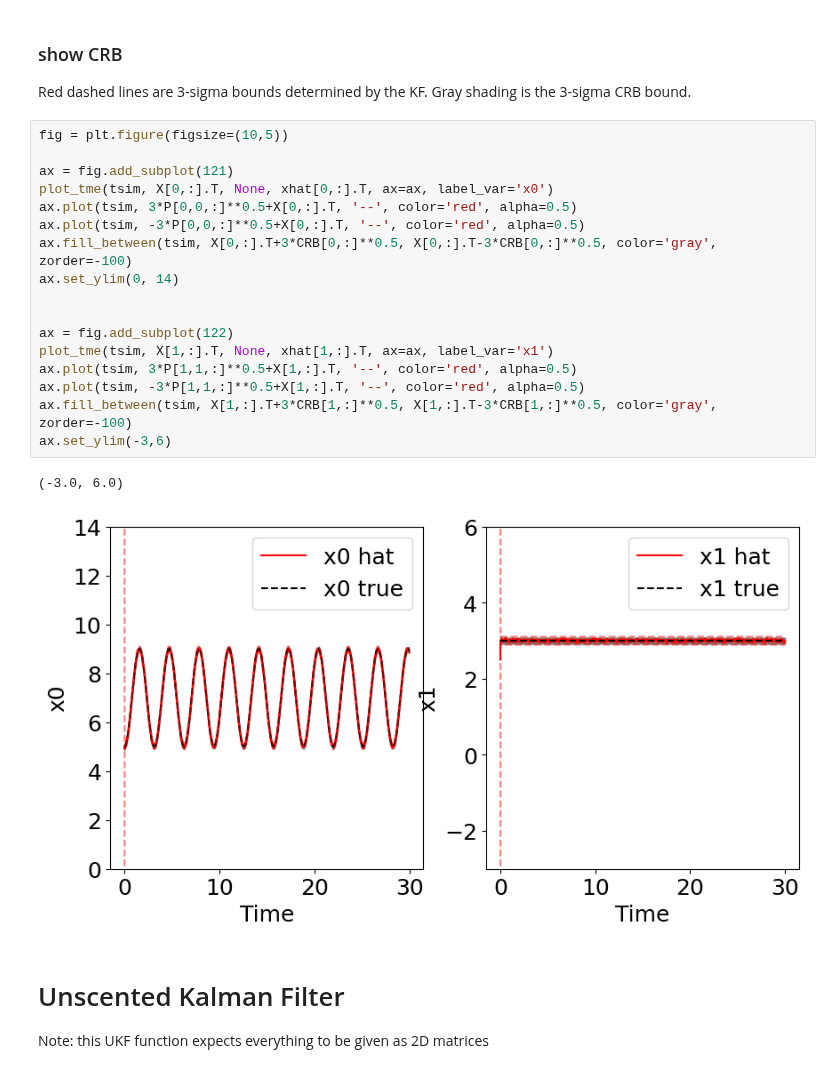
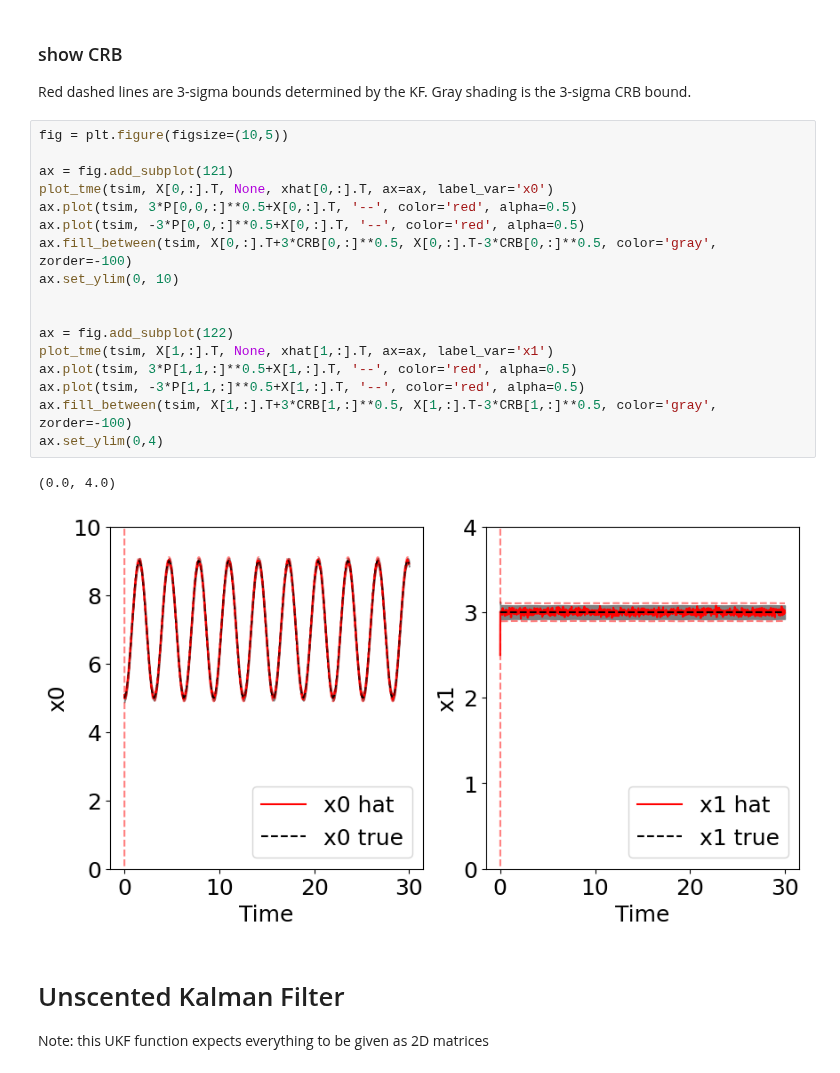
Before and after one commit to jadenmecham/First-Project, a Jupyter notebook: 4 - Nonlinear Camera/5C_EKF_UKF_monocamera_corrected.ipynb, the cells around one changed output. Cells and saved outputs as stored; diff of their text form.

```diff
--- a/4 - Nonlinear Camera/5C_EKF_UKF_monocamera_corrected.ipynb
+++ b/4 - Nonlinear Camera/5C_EKF_UKF_monocamera_corrected.ipynb
@@ -234,23 +233,23 @@ Gray shading is the 3-sigma CRB bound.
 # %%
 fig = plt.figure(figsize=(10,5))
 
 ax = fig.add_subplot(121)
 plot_tme(tsim, X[0,:].T, None, xhat[0,:].T, ax=ax, label_var='x0')
 ax.plot(tsim, 3*P[0,0,:]**0.5+X[0,:].T, '--', color='red', alpha=0.5)
 ax.plot(tsim, -3*P[0,0,:]**0.5+X[0,:].T, '--', color='red', alpha=0.5)
 ax.fill_between(tsim, X[0,:].T+3*CRB[0,:]**0.5, X[0,:].T-3*CRB[0,:]**0.5, color='gray', zorder=-100)
-ax.set_ylim(0, 14)
+ax.set_ylim(0, 10)
 
 
 ax = fig.add_subplot(122)
 plot_tme(tsim, X[1,:].T, None, xhat[1,:].T, ax=ax, label_var='x1')
 ax.plot(tsim, 3*P[1,1,:]**0.5+X[1,:].T, '--', color='red', alpha=0.5)
 ax.plot(tsim, -3*P[1,1,:]**0.5+X[1,:].T, '--', color='red', alpha=0.5)
 ax.fill_between(tsim, X[1,:].T+3*CRB[1,:]**0.5, X[1,:].T-3*CRB[1,:]**0.5, color='gray', zorder=-100)
-ax.set_ylim(-3,6)
+ax.set_ylim(0,4)
 # %% [output]
-(-3.0, 6.0)
+(0.0, 4.0)
-[figure, old version]
+[figure, new version]
 # %% [markdown]
 # Unscented Kalman Filter
 
```
Also changed, not shown: parts of 7 cells of this notebook.
